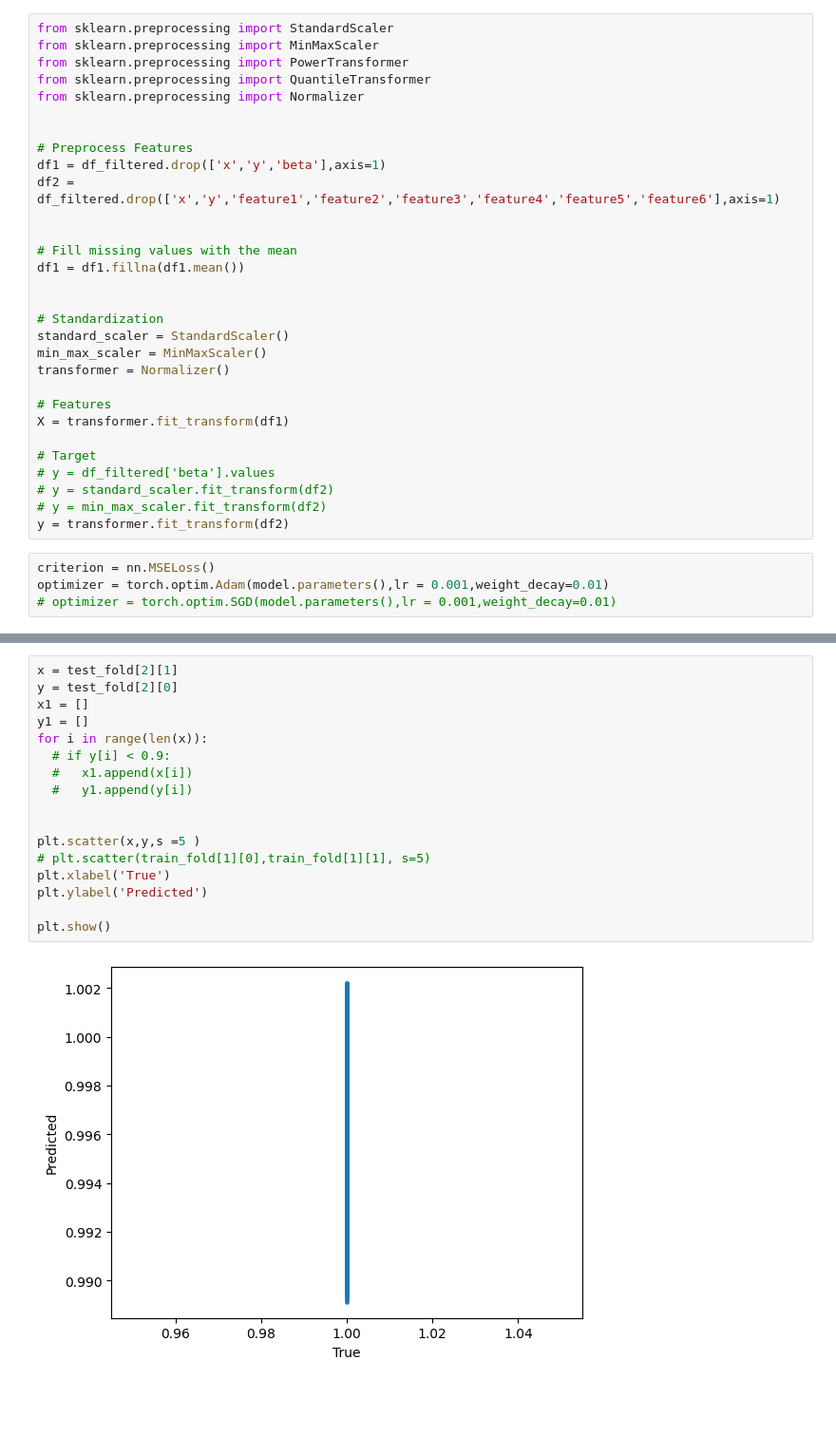
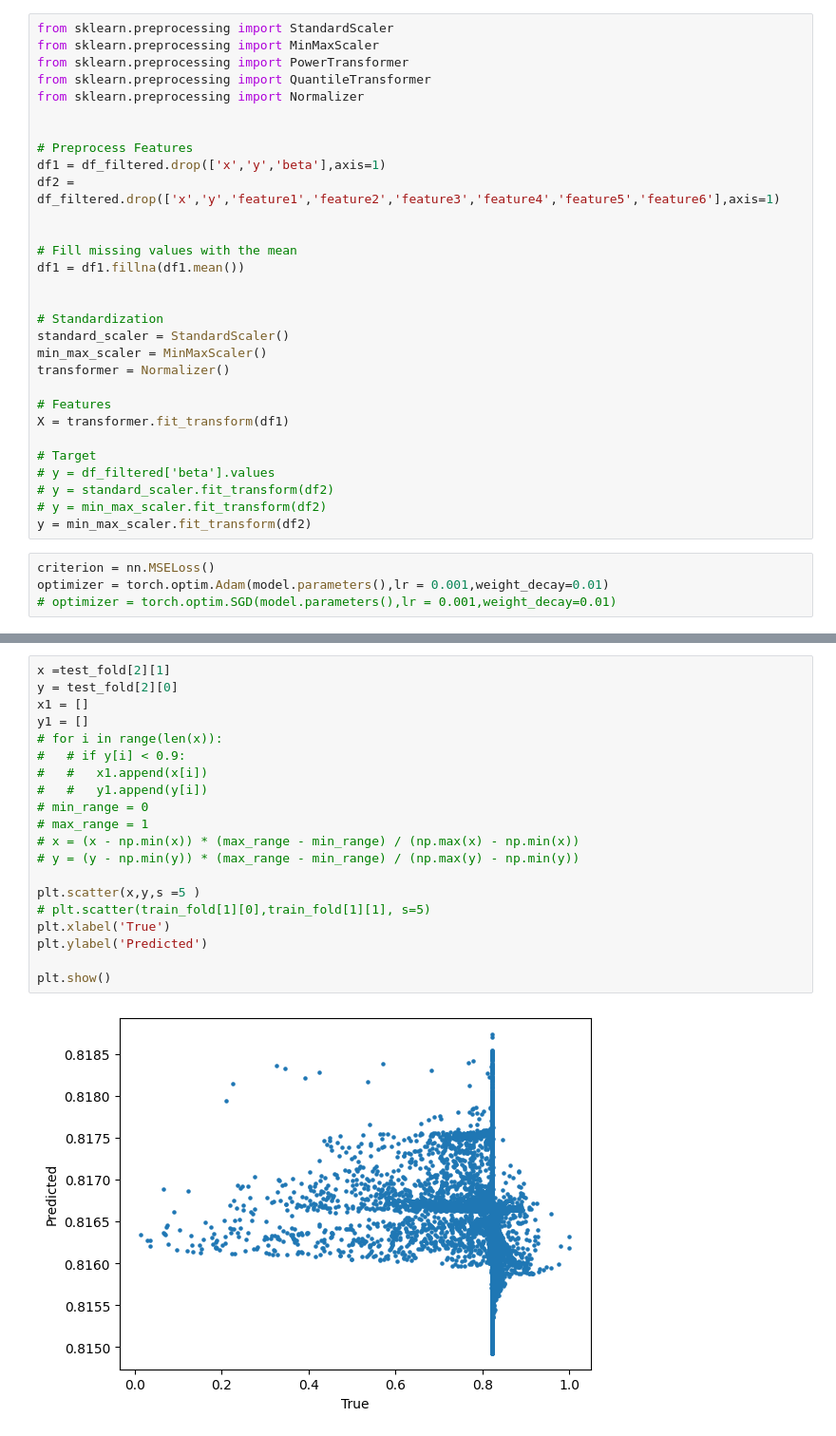
Before and after one commit to sudeepmenon17/PytorchforNN, a Jupyter notebook: AirfoilS809_SAmodel.ipynb, the cells around one changed output, grey strips where cells are left out. Shown: that part at 95% size. Saved outputs shown, nothing was run; the diff lists cells and outputs as text; blank space fills up the shorter version.

```diff
--- a/AirfoilS809_SAmodel.ipynb
+++ b/AirfoilS809_SAmodel.ipynb
@@ -164,7 +164,7 @@ X = transformer.fit_transform(df1)
 # y = df_filtered['beta'].values
 # y = standard_scaler.fit_transform(df2)
 # y = min_max_scaler.fit_transform(df2)
-y = transformer.fit_transform(df2)
+y = min_max_scaler.fit_transform(df2)
 # %%
 criterion = nn.MSELoss()
 optimizer = torch.optim.Adam(model.parameters(),lr = 0.001,weight_decay=0.01)
@@ -268,19 +268,22 @@ Text(0.5, 0, 'Epoch')
 # %%
-x = test_fold[2][1]
+x =test_fold[2][1]
 y = test_fold[2][0]
 x1 = []
 y1 = []
-for i in range(len(x)):
-  # if y[i] < 0.9:
-  #   x1.append(x[i])
-  #   y1.append(y[i])
-
+# for i in range(len(x)):
+#   # if y[i] < 0.9:
+#   #   x1.append(x[i])
+#   #   y1.append(y[i])
+# min_range = 0
+# max_range = 1
+# x = (x - np.min(x)) * (max_range - min_range) / (np.max(x) - np.min(x))
+# y = (y - np.min(y)) * (max_range - min_range) / (np.max(y) - np.min(y))
 
 plt.scatter(x,y,s =5 )
 # plt.scatter(train_fold[1][0],train_fold[1][1], s=5)
 plt.xlabel('True')
 plt.ylabel('Predicted')
 
 plt.show()
 # %% [output]
-[figure, old version]
+[figure, new version]
```
Also changed, not shown: parts of 2 cells of this notebook.
